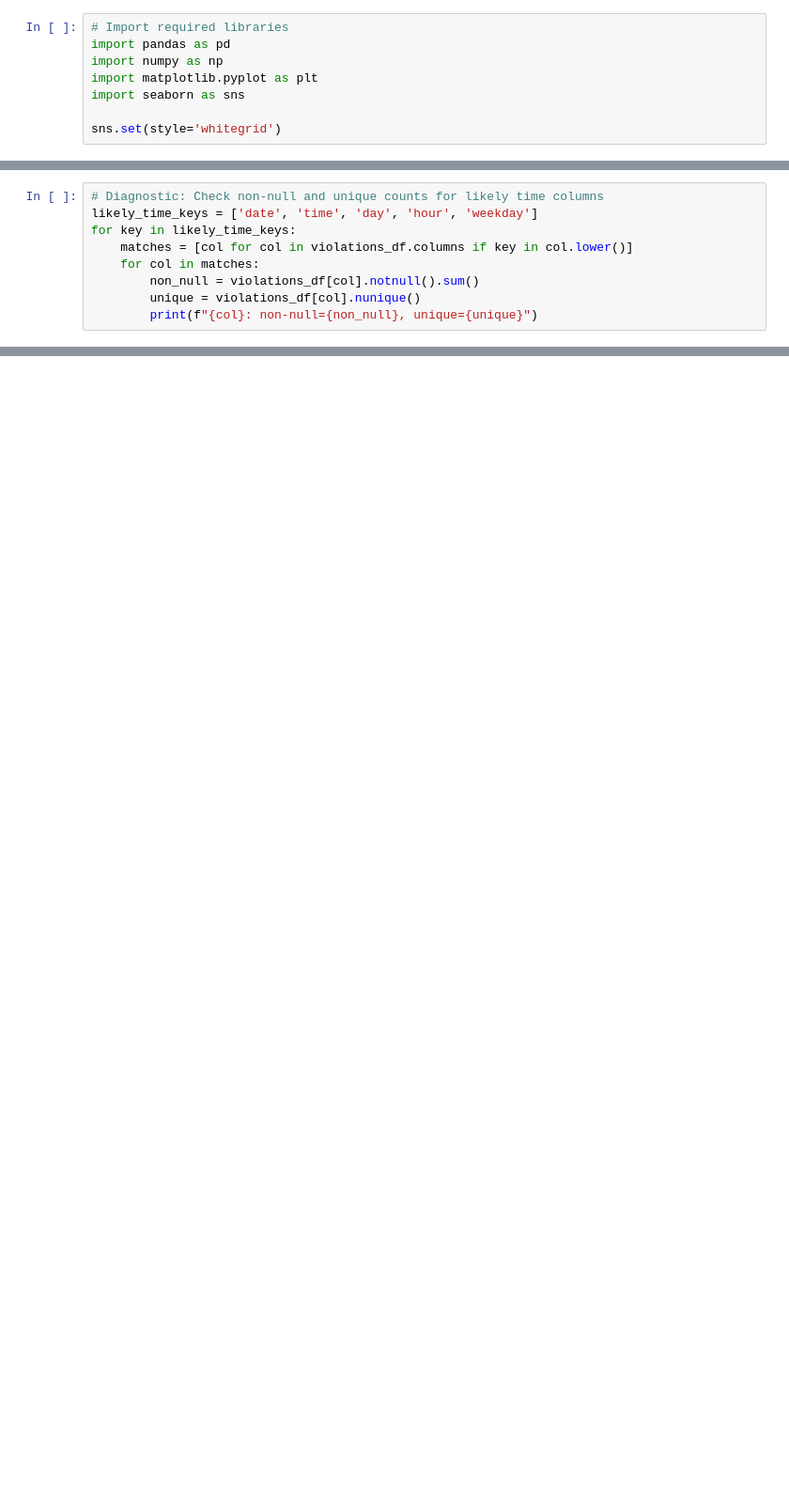
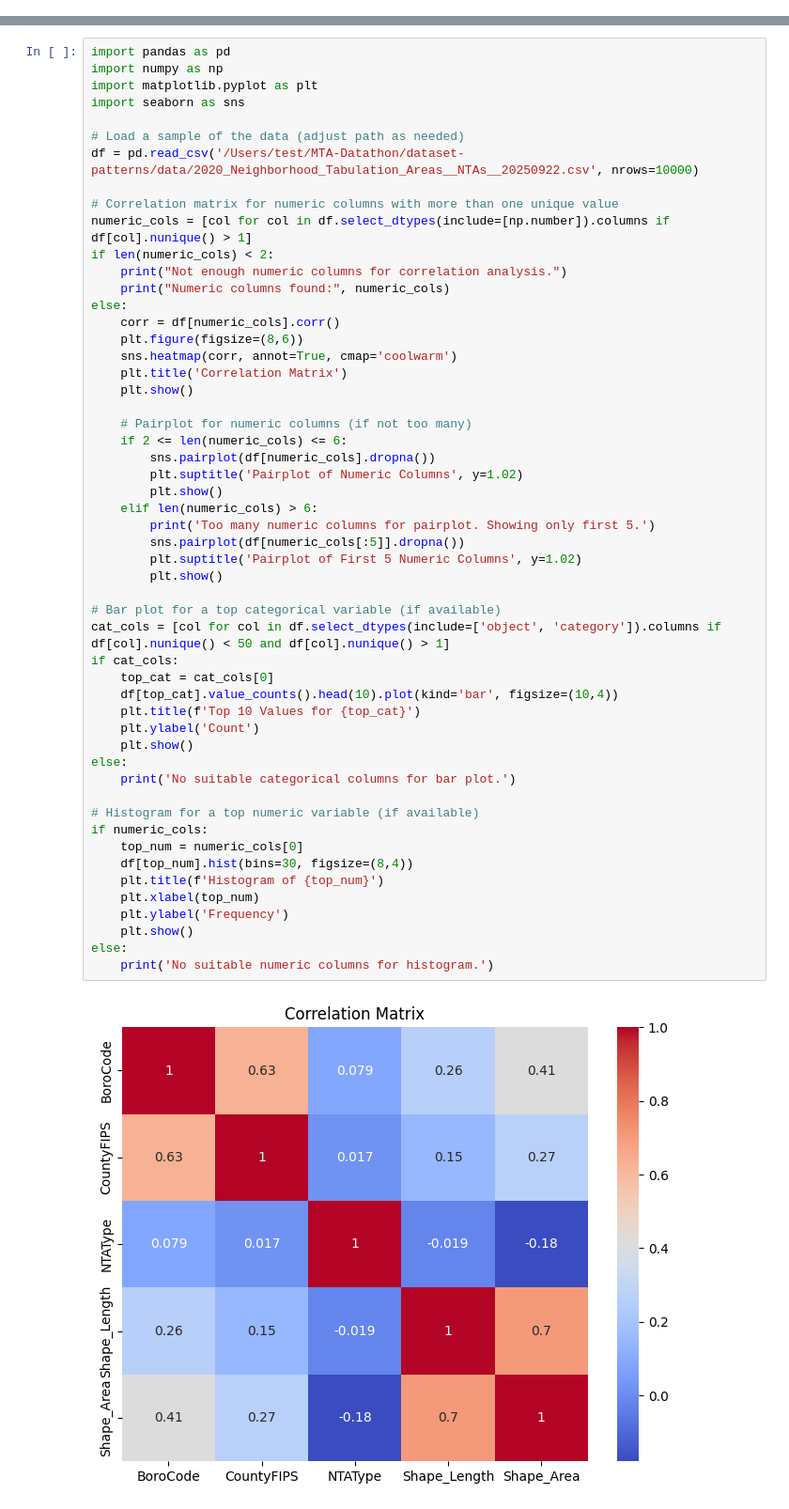
Before and after one commit to jellyfishing2346/MTA-Datathon, a Jupyter notebook: dataset-patterns/pattern_temporal_trends.ipynb, the cells around one changed output, grey strips where cells are left out. Shown at 94% size. Drawn from its saved outputs; the diff is of its cells as text; blank space fills up the shorter version.

```diff
--- a/dataset-patterns/pattern_temporal_trends.ipynb
+++ b/dataset-patterns/pattern_temporal_trends.ipynb
@@ -9,8 +0,0 @@ We will use pandas, numpy, matplotlib, seaborn for analysis and visualization.
-# %%
-# Import required libraries
-import pandas as pd
-import numpy as np
-import matplotlib.pyplot as plt
-import seaborn as sns
-
-sns.set(style='whitegrid')
@@ -38,9 +0,0 @@ Columns in violations_df:
-# %%
-# Diagnostic: Check non-null and unique counts for likely time columns
-likely_time_keys = ['date', 'time', 'day', 'hour', 'weekday']
-for key in likely_time_keys:
-    matches = [col for col in violations_df.columns if key in col.lower()]
-    for col in matches:
-        non_null = violations_df[col].notnull().sum()
-        unique = violations_df[col].nunique()
-        print(f"{col}: non-null={non_null}, unique={unique}")
@@ -146,0 +58,55 @@ No time-related columns found in the dataset. Please check the raw data or colum
+# %%
+import pandas as pd
+import numpy as np
+import matplotlib.pyplot as plt
+import seaborn as sns
+
+# Load a sample of the data (adjust path as needed)
+df = pd.read_csv('/Users/test/MTA-Datathon/dataset-patterns/data/2020_Neighborhood_Tabulation_Areas__NTAs__20250922.csv', nrows=10000)
+
+# Correlation matrix for numeric columns with more than one unique value
+numeric_cols = [col for col in df.select_dtypes(include=[np.number]).columns if df[col].nunique() > 1]
+if len(numeric_cols) < 2:
+    print("Not enough numeric columns for correlation analysis.")
+    print("Numeric columns found:", numeric_cols)
+else:
+    corr = df[numeric_cols].corr()
+    plt.figure(figsize=(8,6))
+    sns.heatmap(corr, annot=True, cmap='coolwarm')
+    plt.title('Correlation Matrix')
+    plt.show()
+
+    # Pairplot for numeric columns (if not too many)
+    if 2 <= len(numeric_cols) <= 6:
+        sns.pairplot(df[numeric_cols].dropna())
+        plt.suptitle('Pairplot of Numeric Columns', y=1.02)
+        plt.show()
+    elif len(numeric_cols) > 6:
+        print('Too many numeric columns for pairplot. Showing only first 5.')
+        sns.pairplot(df[numeric_cols[:5]].dropna())
+        plt.suptitle('Pairplot of First 5 Numeric Columns', y=1.02)
+        plt.show()
+
+# Bar plot for a top categorical variable (if available)
+cat_cols = [col for col in df.select_dtypes(include=['object', 'category']).columns if df[col].nunique() < 50 and df[col].nunique() > 1]
+if cat_cols:
+    top_cat = cat_cols[0]
+    df[top_cat].value_counts().head(10).plot(kind='bar', figsize=(10,4))
+    plt.title(f'Top 10 Values for {top_cat}')
+    plt.ylabel('Count')
+    plt.show()
+else:
+    print('No suitable categorical columns for bar plot.')
+
+# Histogram for a top numeric variable (if available)
+if numeric_cols:
+    top_num = numeric_cols[0]
+    df[top_num].hist(bins=30, figsize=(8,4))
+    plt.title(f'Histogram of {top_num}')
+    plt.xlabel(top_num)
+    plt.ylabel('Frequency')
+    plt.show()
+else:
+    print('No suitable numeric columns for histogram.')
+# %% [output]
+[figure, added]
```
Also changed, not shown: parts of 15 cells of this notebook, 8 other files.
